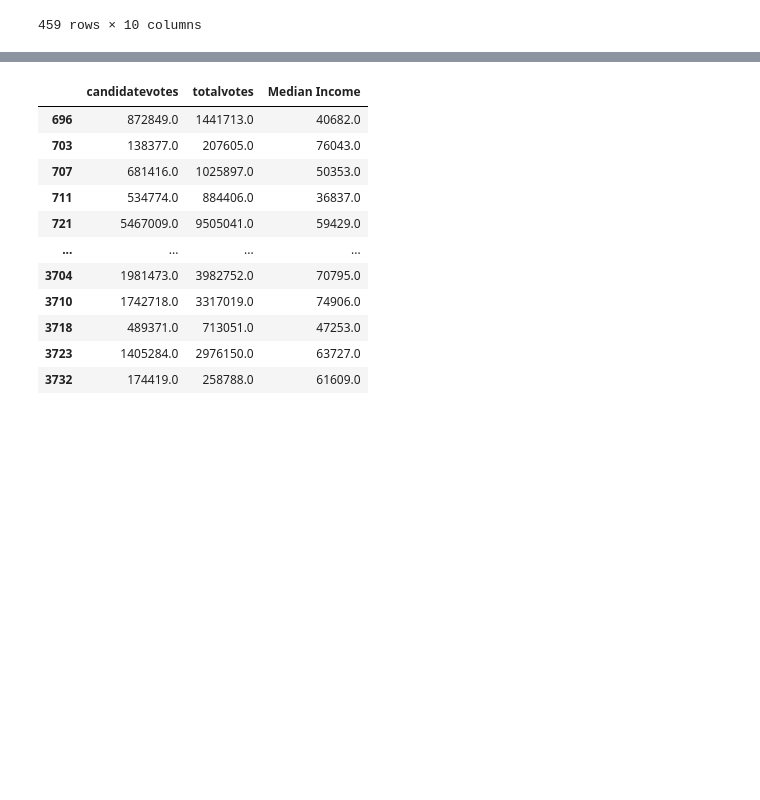
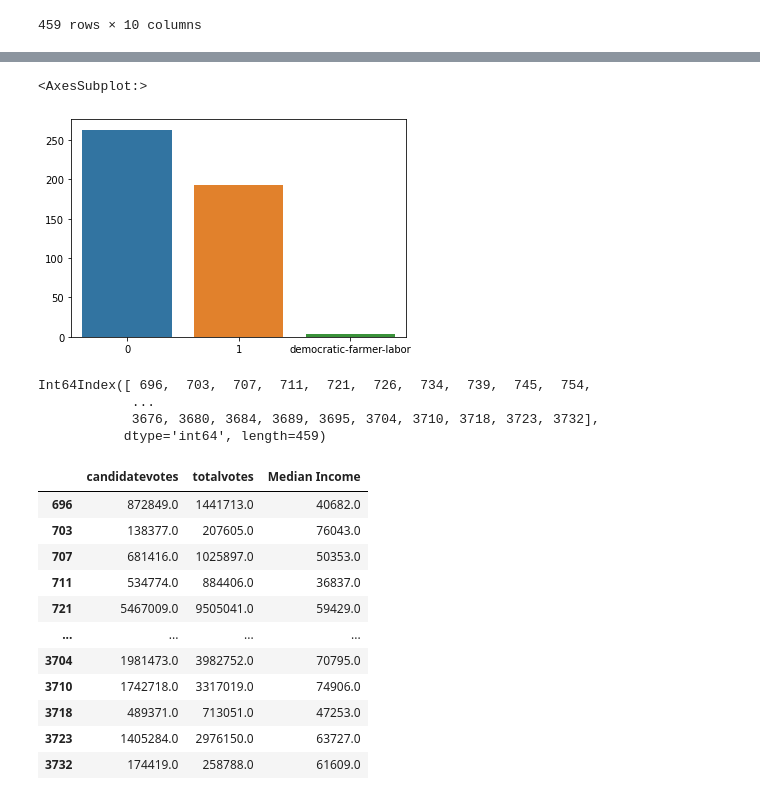
Before and after one commit to wmc-beedle/Red-White-Blue-and-....Green-Census-affect-on-State-Voting, a Jupyter notebook: predictor.ipynb, the cells around one changed output, grey strips where cells are left out. Cells and saved outputs as stored; diff of their text form; code cells hidden in the pictures; blank space fills up the shorter version.

```diff
--- a/predictor.ipynb
+++ b/predictor.ipynb
@@ -123,3 +140,19 @@ winning_party_full_data
+# %%
+# values = list(range(len(winning_party_full_data.index)))
+# party = pd.DataFrame(winning_party_full_data['party'])
+# party
+probabilities = winning_party_full_data['party'].value_counts()
+sea.barplot(probabilities.index, probabilities.values)
+# %% [output]
+<AxesSubplot:>
+[figure, added]
+# %%
+winning_party_full_data.index
+# %% [output]
+Int64Index([ 696,  703,  707,  711,  721,  726,  734,  739,  745,  754,
+            ...
+            3676, 3680, 3684, 3689, 3695, 3704, 3710, 3718, 3723, 3732],
+           dtype='int64', length=459)
 # %%
 party_data = winning_party_full_data
 # %%
```
Also changed, not shown: parts of 9 cells of this notebook, 4 other files.
